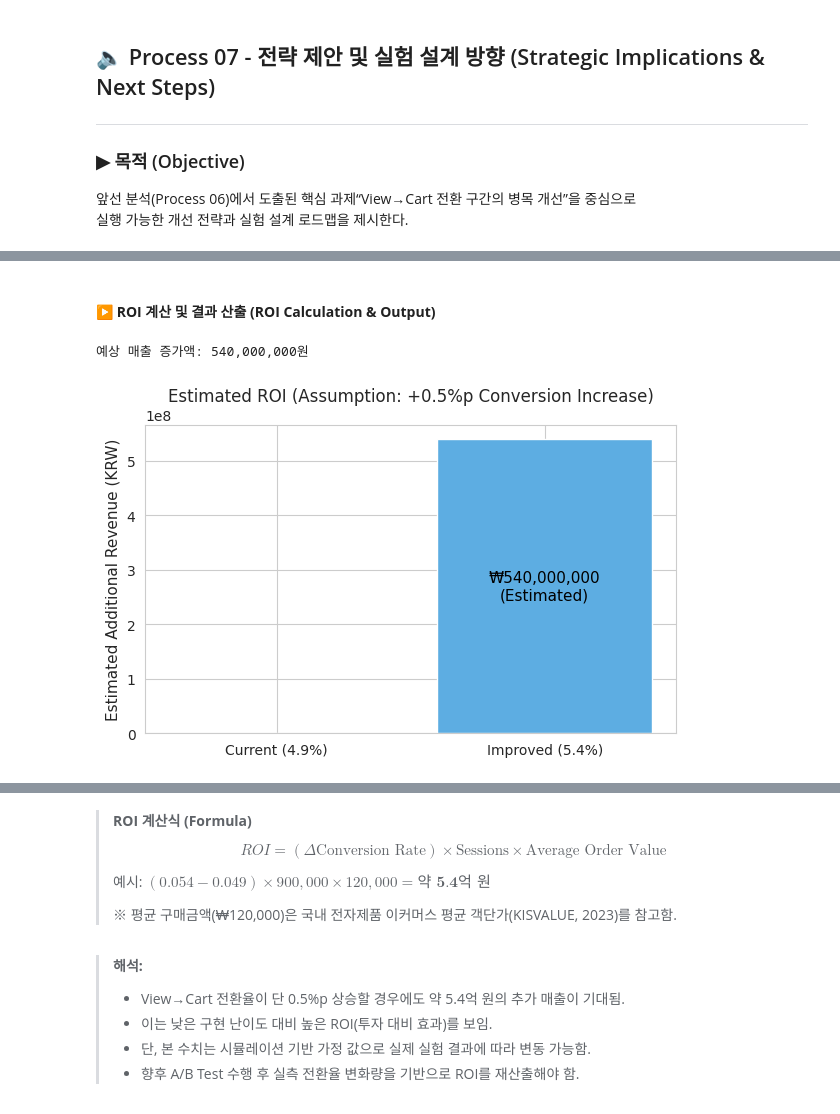
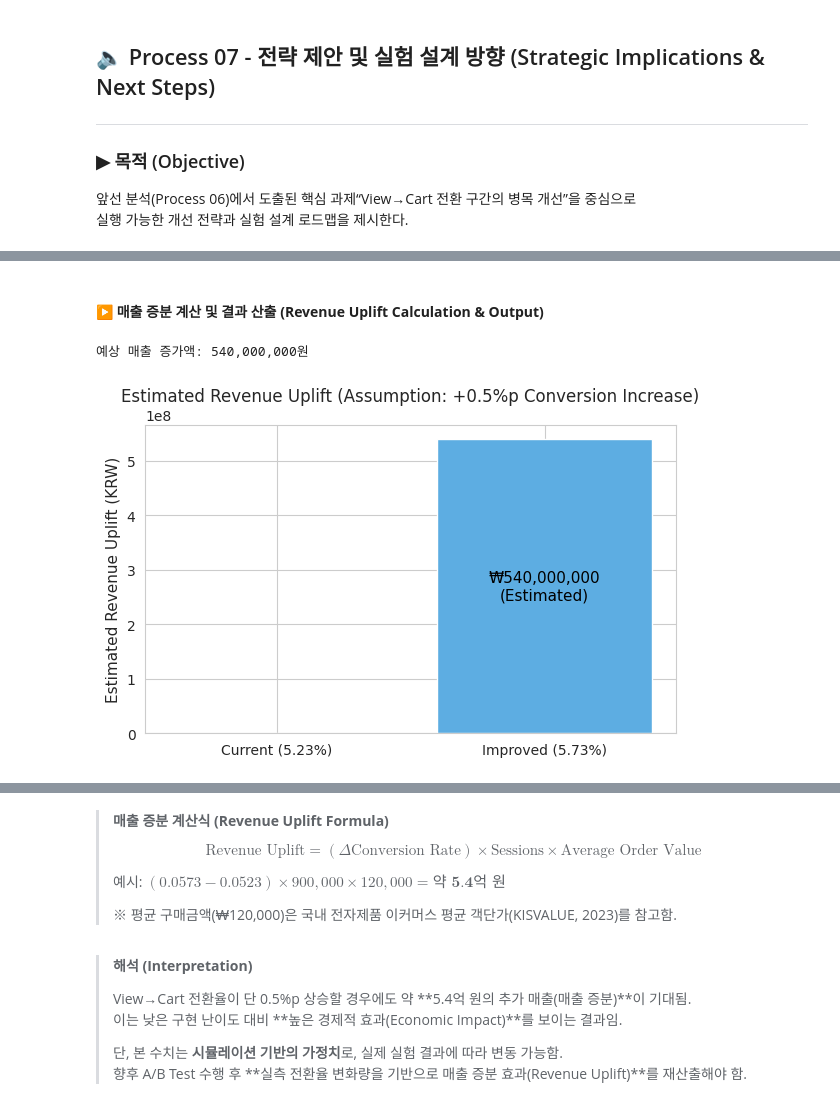
Before and after one commit to Hansol0927/ecommerce-funnel-abtest, a Jupyter notebook: notebooks/ecommerce-funnel-abtest-analysis.ipynb, the cells around one changed output, grey strips where cells are left out. Cells and saved outputs as stored; diff of their text form; code cells hidden in the pictures.

```diff
--- a/notebooks/ecommerce-funnel-abtest-analysis.ipynb
+++ b/notebooks/ecommerce-funnel-abtest-analysis.ipynb
@@ -966,35 +977,38 @@ plt.show()
 # %% [markdown]
-#### ▶️ **ROI 계산 및 결과 산출 (ROI Calculation & Output)**
+#### ▶️ **매출 증분 계산 및 결과 산출 (Revenue Uplift Calculation & Output)**
 # %%
-# ROI (전환 개선 시 매출효과 추정)
-current_rate = 0.049      # 현재 전환율 (예: View→Purchase)
-new_rate = 0.054          # 개선 후 전환율 (+0.5%p 가정)
+# 매출 증분 추정 (Revenue Uplift Estimation)
+current_rate = 0.0523     # 현재 전환율 (예: View→Purchase)
+new_rate = 0.0573         # 개선 후 전환율 (+0.5%p 가정)
 avg_order_value = 120000  # 평균 구매금액(원)
 sessions = 900000         # 전체 세션 수
 
+# 예상 매출 증분액 계산
 incremental_sales = (new_rate - current_rate) * sessions * avg_order_value
+
 print(f"예상 매출 증가액: {incremental_sales:,.0f}원")
 # %% [output]
 예상 매출 증가액: 540,000,000원
 # %%
 from google.colab import files
 # %%
-# ROI 시각화 (Estimated ROI Visualization)
-roi_data = {
-    'Current (4.9%)': 0,
-    'Improved (5.4%)': incremental_sales
+# 매출 증분 시각화 (Estimated Revenue Uplift Visualization)
+uplift_data = {
+    'Current (5.23%)': 0,
+    'Improved (5.73%)': incremental_sales
 }
 
 plt.figure(figsize=(6,4))
-bars = plt.bar(roi_data.keys(), roi_data.values(), color=['#BFC9CA', '#5DADE2'])
-plt.title('Estimated ROI (Assumption: +0.5%p Conversion Increase)', fontsize=12)
-plt.ylabel('Estimated Additional Revenue (KRW)', fontsize=11)
+bars = plt.bar(uplift_data.keys(), uplift_data.values(), color=['#BFC9CA', '#5DADE2'])
+plt.title('Estimated Revenue Uplift (Assumption: +0.5%p Conversion Increase)', fontsize=12)
+plt.ylabel('Estimated Revenue Uplift (KRW)', fontsize=11)
 
 plt.text(1, incremental_sales / 2,
          f"₩{incremental_sales:,.0f}\n(Estimated)",
          ha='center', va='center', fontsize=11, color='black')
 
+
 plt.tight_layout()
 plt.show()
 # %% [output]
-[figure, old version]
+[figure, new version]
@@ -1001,19 +1017,21 @@ plt.show()
 # %% [markdown]
-> **ROI 계산식 (Formula)**
+> **매출 증분 계산식 (Revenue Uplift Formula)**
 >
 > $$
-> ROI = (\Delta \text{Conversion Rate}) \times \text{Sessions} \times \text{Average Order Value}
+> \text{Revenue Uplift} = (\Delta \text{Conversion Rate}) \times \text{Sessions} \times \text{Average Order Value}
 > $$
 >
-> 예시: $(0.054 - 0.049) \times 900{,}000 \times 120{,}000 = \textbf{약 5.4억 원}$
+> 예시: $(0.0573 - 0.0523) \times 900{,}000 \times 120{,}000 = \textbf{약 5.4억 원}$
 >
 > ※ 평균 구매금액(₩120,000)은 국내 전자제품 이커머스 평균 객단가(KISVALUE, 2023)를 참고함.
 # %% [markdown]
-> **해석:**
-> - View→Cart 전환율이 단 0.5%p 상승할 경우에도 약 5.4억 원의 추가 매출이 기대됨.
-> - 이는 낮은 구현 난이도 대비 높은 ROI(투자 대비 효과)를 보임.
-> - 단, 본 수치는 시뮬레이션 기반 가정 값으로 실제 실험 결과에 따라 변동 가능함.
-> - 향후 A/B Test 수행 후 실측 전환율 변화량을 기반으로 ROI를 재산출해야 함.
+> **해석 (Interpretation)**
+>
+> View→Cart 전환율이 단 0.5%p 상승할 경우에도 약 **5.4억 원의 추가 매출(매출 증분)**이 기대됨.
+> 이는 낮은 구현 난이도 대비 **높은 경제적 효과(Economic Impact)**를 보이는 결과임.
+>
+> 단, 본 수치는 **시뮬레이션 기반의 가정치**로, 실제 실험 결과에 따라 변동 가능함.
+> 향후 A/B Test 수행 후 **실측 전환율 변화량을 기반으로 매출 증분 효과(Revenue Uplift)**를 재산출해야 함.
 # %% [markdown]
 ### 🔶 전략 방향 및 실행 우선순위 (Strategic Priorities & Directions)
 
```
Also changed, not shown: parts of 7 cells of this notebook.
